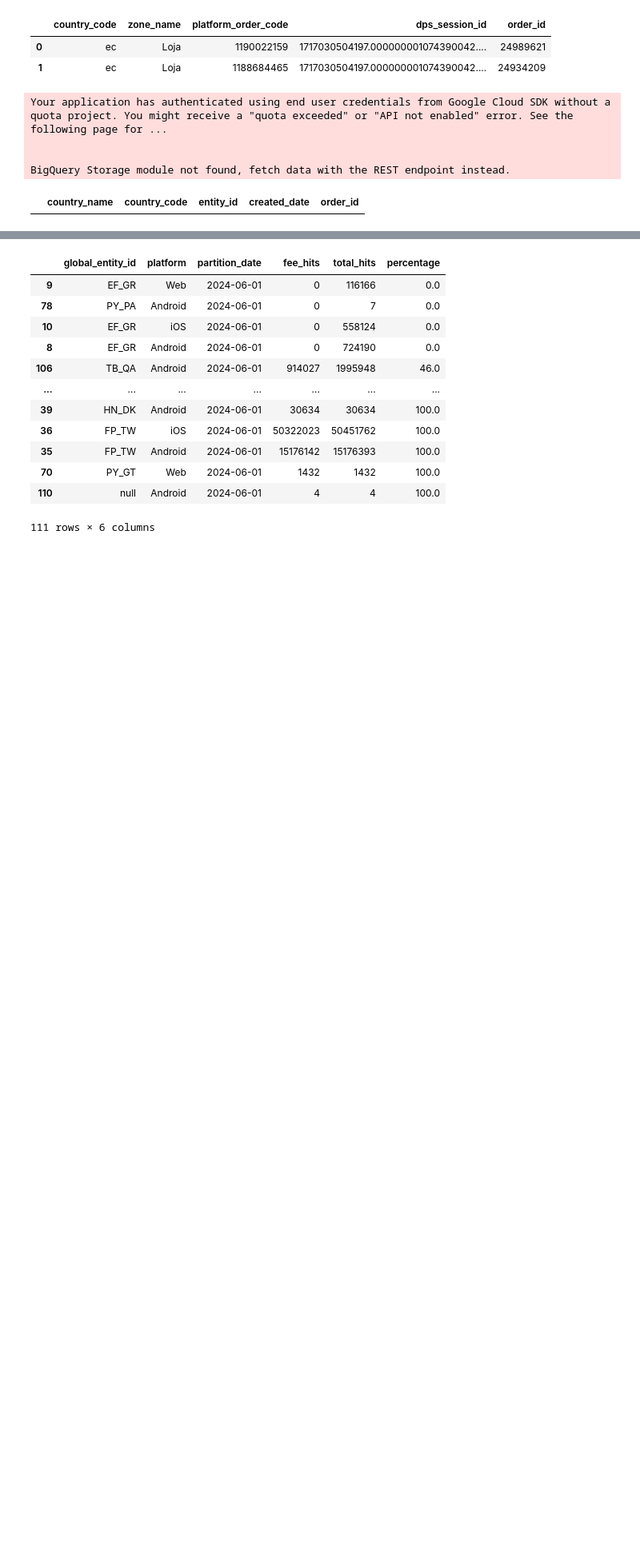
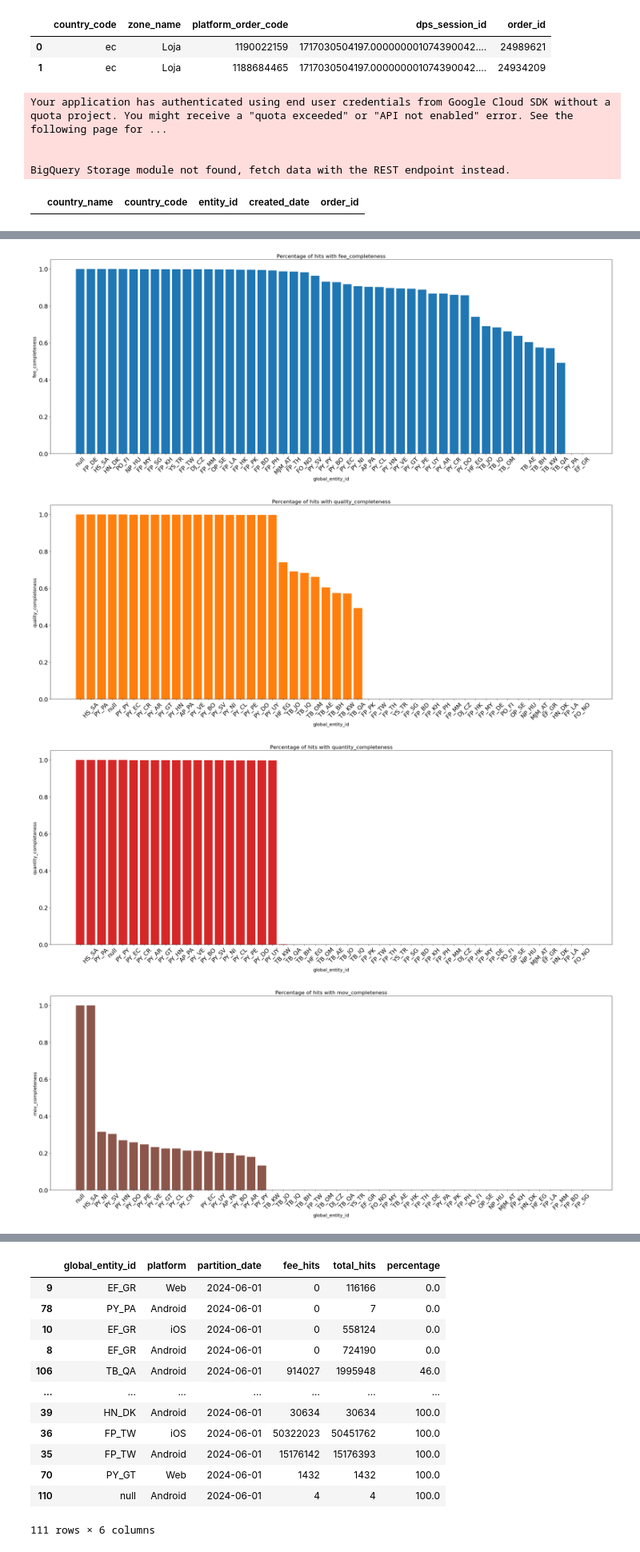
Before and after one commit to shazebasad-dh/https---github.com-deliveryhero-global_pricing, a Jupyter notebook: team/Shazeb/Impressions_data/data_quality_check.ipynb, the cells around one changed output, grey strips where cells are left out. Shown at 80% size. Cells and saved outputs as stored; diff of their text form; code cells hidden in the pictures; blank space fills up the shorter version.

```diff
--- a/team/Shazeb/Impressions_data/data_quality_check.ipynb
+++ b/team/Shazeb/Impressions_data/data_quality_check.ipynb
@@ -168,0 +625,49 @@ KeyboardInterrupt:
+# %%
+impression_data_completeness['entity_grouping'] = impression_data_completeness['global_entity_id'].str.split('_').str[0]
+impression_data_completeness = impression_data_completeness.dropna(subset=['global_entity_id'])
+
+cols = ['fee_completeness', 'quality_completeness', 'quantity_completeness',
+        'mov_completeness', 'deliverytime_completeness', 'bussinesstype_completeness']
+
+impression_data_completeness = impression_data_completeness.sort_values(by = 'entity_grouping')
+
+x_axis_column = 'global_entity_id'
+
+# Extract x-axis data
+x_data = impression_data_completeness[x_axis_column]
+
+# Generate a colormap
+num_cols = len(cols)
+color_map = plt.cm.get_cmap('tab10')
+
+# Iterate through each column in cols and plot
+for i, col in enumerate(cols):
+    # Sort data by the current column
+    sorted_data = impression_data_completeness.sort_values(by=col, ascending = False)
+
+    # Extract x-axis data
+    x_data = sorted_data[x_axis_column]
+
+    # Create a figure and axis for plotting
+    fig, ax = plt.subplots()
+    fig.set_size_inches(25, 10, forward=True)
+
+    # Plot the data with dynamically assigned color
+    color = color_map(i / num_cols)
+    ax.bar(x_data, sorted_data[col], color=color)
+
+    ax.set_xlabel(x_axis_column, fontsize=14)
+    ax.set_ylabel(col, fontsize=14)
+    ax.set_title(f'Percentage of hits with {col}', fontsize=16)
+
+    plt.xticks(rotation=45, fontsize=18)
+    plt.yticks(fontsize=18)
+
+    # Show plot
+    plt.tight_layout()
+    plt.show()
+# %% [output]
+[figure, added]
+[figure, added]
+[figure, added]
+[figure, added]
```
Also changed, not shown: parts of 50 cells of this notebook.
